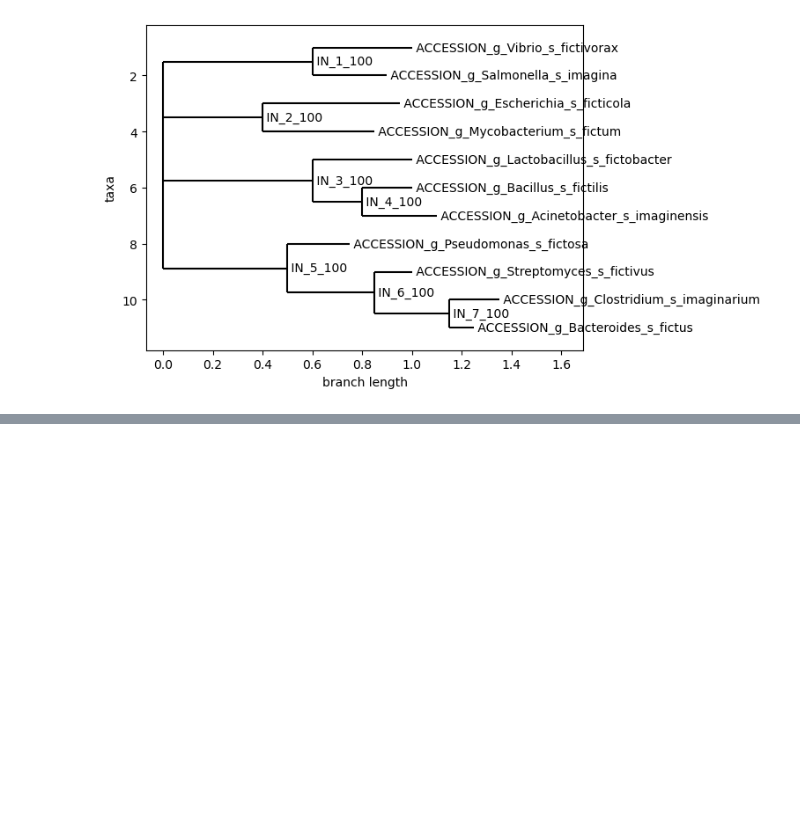
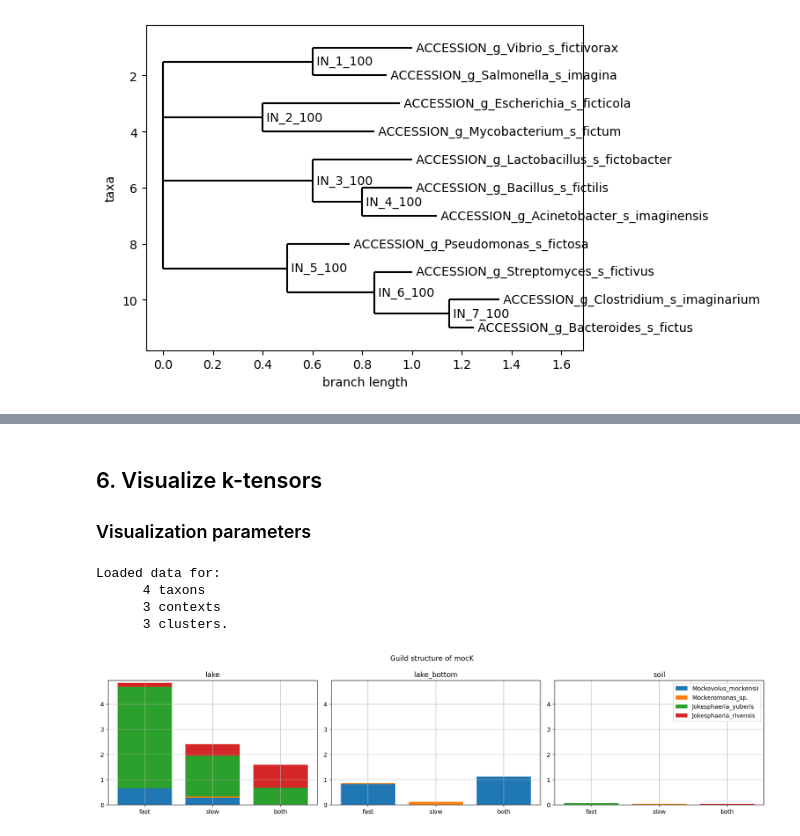
Before and after one commit to pyubero/microguilds, a Jupyter notebook: Tutorials/tutorial_microguilds.ipynb, the cells around one changed output, grey strips where cells are left out. Drawn from its saved outputs; the diff is of its cells as text; code cells hidden in the pictures; blank space fills up the shorter version.

```diff
--- a/Tutorials/tutorial_microguilds.ipynb
+++ b/Tutorials/tutorial_microguilds.ipynb
@@ -308,0 +510,4 @@ Please refer to SqueezeMeta for metagenomic placements in reference trees. Impor
+# %% [markdown]
+## 6. Visualize k-tensors <a class="anchor" id="visualize-ktensors"></a>
+
+### Visualization parameters
@@ -308,0 +539,46 @@ Please refer to SqueezeMeta for metagenomic placements in reference trees. Impor
+# %%
+taxons = adu_table['Taxon'].unique()
+clusters = adu_table['Cluster'].unique() if CLUSTERS is None else CLUSTERS
+contexts = adu_table['Context'].unique() if CONTEXTS is None else CONTEXTS
+
+data = [taxons, contexts, clusters]
+n_taxons, n_ctxts, n_clusters = len(taxons), len(contexts), len(clusters)
+
+kvals = gtutils.from_df_to_ktensor(adu_table, data, column="k-value").astype("float")
+# Uncomment this if you wish to transform kvalues
+# nsamp = gtutils.from_df_to_ktensor(adu_table, data, column="normalization").astype("float")
+# abund = gtutils.from_df_to_ktensor(adu_table, data, column="Abundance").astype("float")
+# delta = gtutils.from_df_to_ktensor(adu_table, data, column="delta").astype("float")
+
+print("Loaded data for:")
+print(f"   {n_taxons:4d}\ttaxons")
+print(f"   {n_ctxts:4d}\tcontexts")
+print(f"   {n_clusters:4d}\tclusters.")
+# %% [output]
+Loaded data for:
+      4 taxons
+      3 contexts
+      3 clusters.
+# %%
+# In case you want to transform K, we display X
+X = K.copy()
+
+plt.figure(figsize=(16,4), dpi=200)
+for cx in range(n_ctxts):
+    plt.subplot(1,3,cx+1)
+    bottom = np.zeros(n_clusters)
+
+    for tx in range(n_taxons):
+        plt.bar(range(n_clusters), X[tx, :, cx], bottom=bottom, label=taxons[tx])
+        bottom += X[tx, :, cx]
+    plt.title(contexts[cx])
+    plt.xticks(range(n_clusters), labels=clusters)
+    plt.ylim(0, 1.02*np.sum(X, axis=0).max())
+    plt.grid()
+plt.legend()
+plt.suptitle(f"Guild structure of {GENE}")
+
+plt.tight_layout()
+plt.show()
+# %% [output]
+[figure, added]
```
Also changed, not shown: parts of 19 cells of this notebook.
